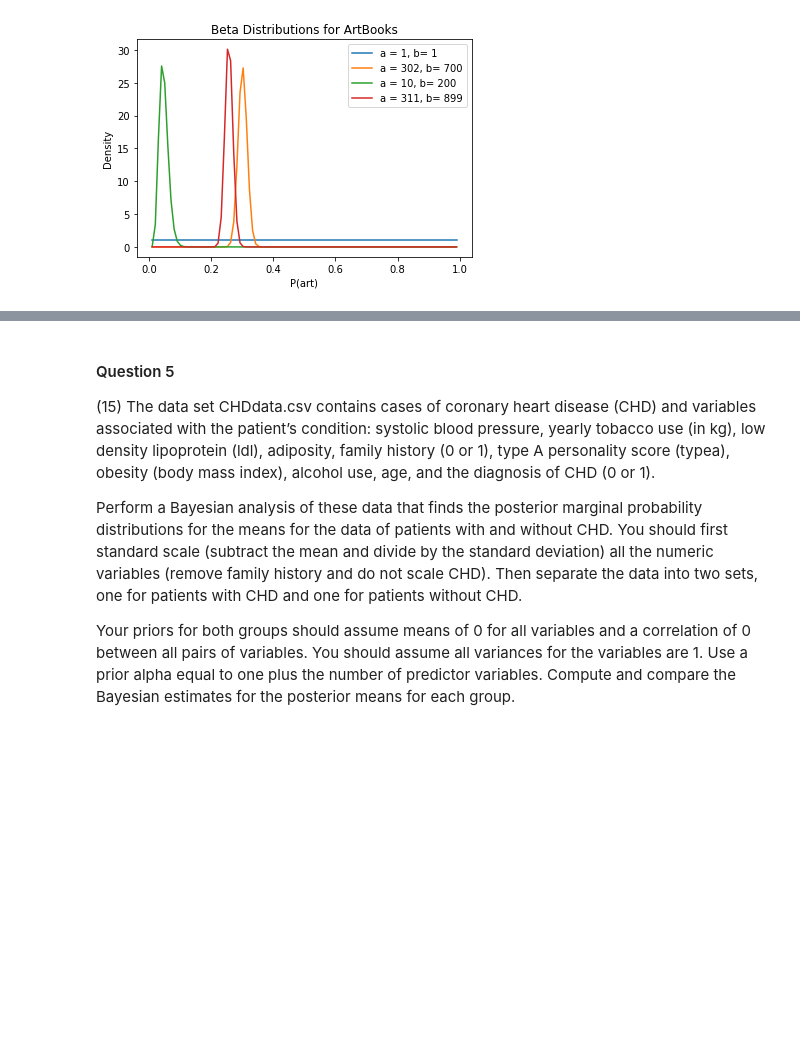
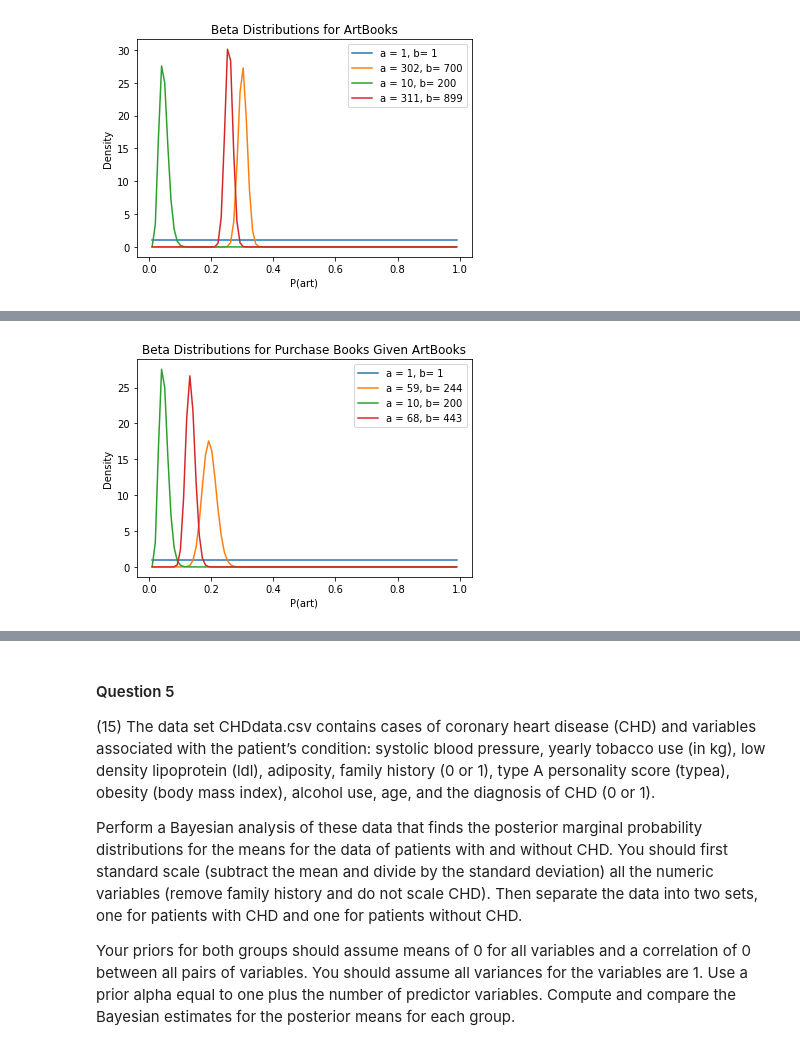
Before and after one commit to hyunsukr/DS6040-Bayesian-Machine-Learning, a Jupyter notebook: Module1/hw1.ipynb, the cells around one changed output, grey strips where cells are left out. Saved outputs shown, nothing was run; the diff lists cells and outputs as text; code cells hidden in the pictures; blank space fills up the shorter version.

```diff
--- a/Module1/hw1.ipynb
+++ b/Module1/hw1.ipynb
@@ -267,0 +268,8 @@ createPlot(tablePriors,"TableBooks")
+# %%
+## For Purchase given ArtBook Purchases
+n_art = len(books.query("ArtBooks>0"))
+purchase_given_art = len(books.query("ArtBooks>0").query("Purchase>0"))
+tablePriors = createPriors(purchase_given_art, n_art)
+createPlot(tablePriors,"Purchase Books Given ArtBooks")
+# %% [output]
+[figure, added]
```
Also changed, not shown: parts of 10 cells of this notebook.
